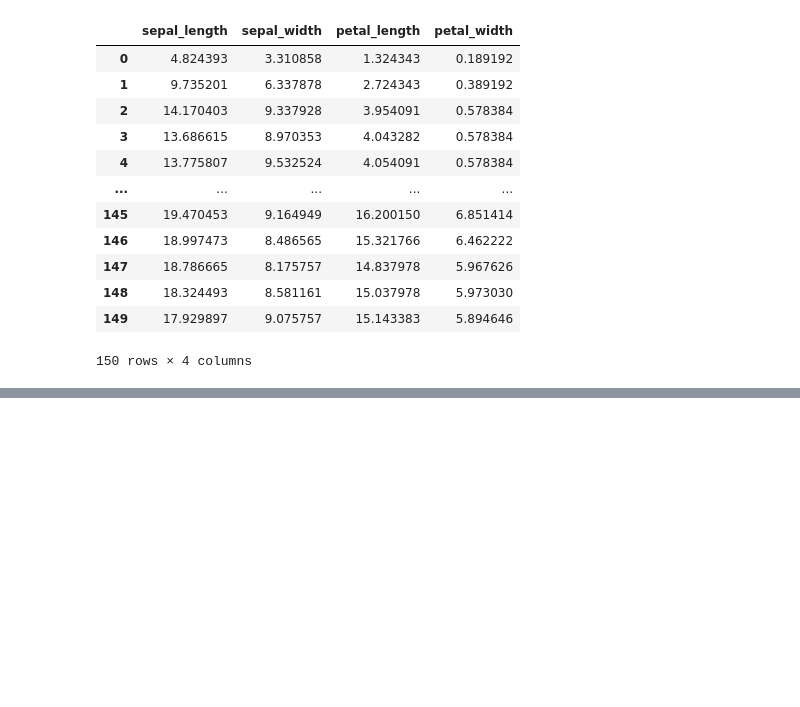
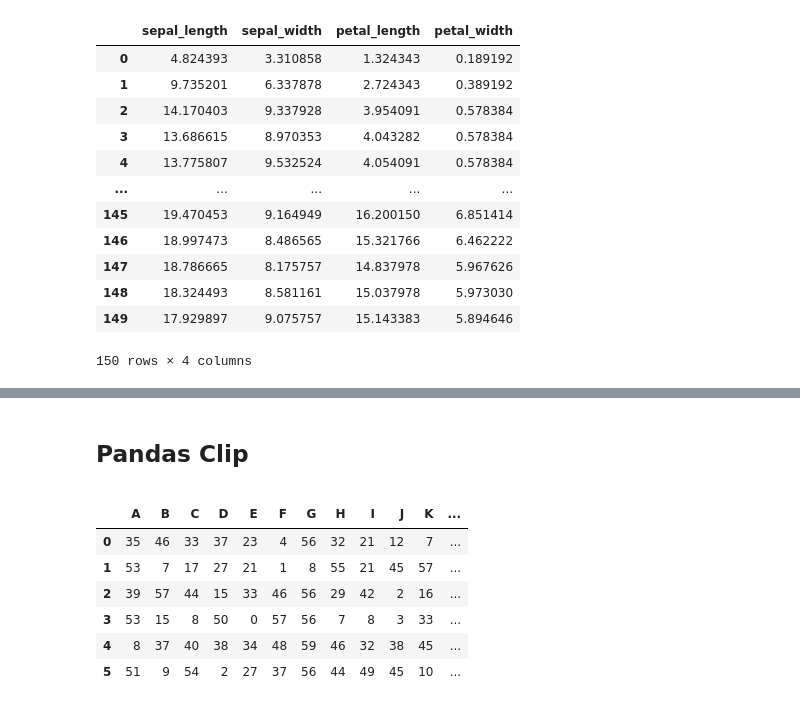
Before and after one commit to mirpouya/Basics-of-ML, a Jupyter notebook: Intermediate_Pandas.ipynb, the cells around one changed output, grey strips where cells are left out. Cells and saved outputs as stored; diff of their text form; code cells hidden in the pictures; blank space fills up the shorter version.

```diff
--- a/Intermediate_Pandas.ipynb
+++ b/Intermediate_Pandas.ipynb
@@ -721,0 +752,21 @@ df.rolling(3, min_periods=1, win_type="gaussian").sum(std=3)
+# %% [markdown]
+**<h2> Pandas Clip </h2>**
+# %%
+# df.clip(lower, upper)
+# you may have outliers that are not in a particular range and want to delete them
+
+"""
+  all the values smaller than the lower change to lower
+  all the valuea bigger than the upper change to upper
+"""
+
+df = pd.DataFrame(np.random.randint(0,60, (6,12)), columns=list("ABCDEFGHIJKL"))
+df
+# %% [output]
+|  | A | B | C | D | E | F | G | H | I | J | K | ... |
+| 0 | 35 | 46 | 33 | 37 | 23 | 4 | 56 | 32 | 21 | 12 | 7 | ... |
+| 1 | 53 | 7 | 17 | 27 | 21 | 1 | 8 | 55 | 21 | 45 | 57 | ... |
+| 2 | 39 | 57 | 44 | 15 | 33 | 46 | 56 | 29 | 42 | 2 | 16 | ... |
+| 3 | 53 | 15 | 8 | 50 | 0 | 57 | 56 | 7 | 8 | 3 | 33 | ... |
+| 4 | 8 | 37 | 40 | 38 | 34 | 48 | 59 | 46 | 32 | 38 | 45 | ... |
+| 5 | 51 | 9 | 54 | 2 | 27 | 37 | 56 | 44 | 49 | 45 | 10 | ... |
```
Also changed, not shown: parts of 10 cells of this notebook.
